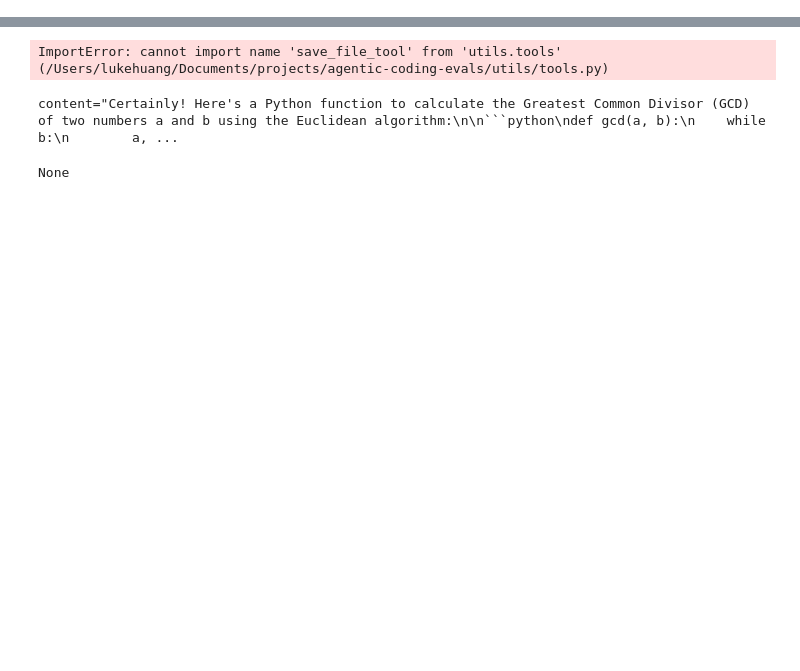
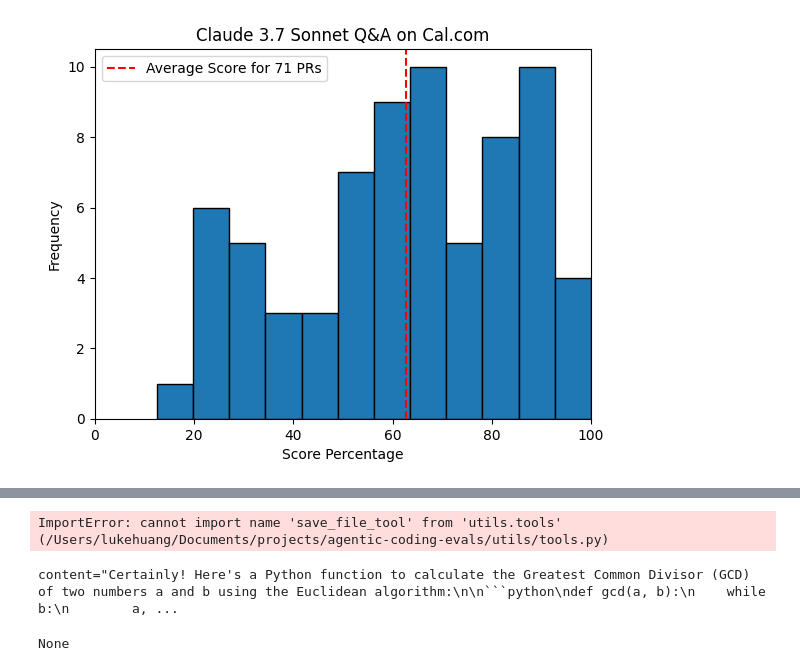
Before and after one commit to luk-huang/synthetic-evals, a Jupyter notebook: demo.ipynb, the cells around one changed output, grey strips where cells are left out. Saved outputs shown, nothing was run; the diff lists cells and outputs as text; code cells hidden in the pictures; blank space fills up the shorter version.

```diff
--- a/demo.ipynb
+++ b/demo.ipynb
@@ -20,0 +183,91 @@ from typing import List
+# %%
+#### Grading After Answers Changed Pipeline + 3.7 Sonnet Use through benchmark creation
+
+#### Grading Before Answers Changed Pipeline
+
+from codebase_qna.async_executors.async_grader import display_markdown, dataframe_from_grades, GradedRubric
+
+with open('logs/calcom_cal.com_100pages_date2025-05-28/claude_code/claude3.7_graded_rubrics_v4.jsonl', 'r') as f:
+    rubrics = [json.loads(line) for line in f]
+
+with open('logs/calcom_cal.com_100pages_date2025-05-28/merged_prs.jsonl', 'r') as f:
+    prs = [json.loads(line) for line in f]
+    pr_dict = {pr['number']: pr for pr in prs}
+with open('logs/calcom_cal.com_100pages_date2025-05-28/qna_v4.jsonl', 'r') as f:
+    qna = [json.loads(line) for line in f]
+    qna_dict = {qna['pr_number']: qna for qna in qna}
+with open('logs/calcom_cal.com_100pages_date2025-05-28/claude_code/claude3.7_code_answers_v4.jsonl', 'r') as f:
+    answers = [json.loads(line) for line in f]
+    answers_dict = {answer['pr_number']: answer for answer in answers}
+
+
+scores = []
+for rubric in rubrics:
+    if rubric['rubric']['title'] == "Failed to generate rubric":
+        print(f"PR {rubric['pr_number']} has a failed to generate rubric, skipping")
+        continue
+    if len(answers_dict[rubric['pr_number']]['answer']) < 50:
+        print(f"PR {rubric['pr_number']} has an answer that is too short, skipping")
+        print(answers_dict[rubric['pr_number']]['answer'])
+        continue
+    if isinstance(rubric['score_percent'], str) :
+        print(f"PR {rubric['pr_number']} has a failed to grade, skipping")
+        continue
+
+
+    print('Adding score:', rubric['score_percent'])
+    scores.append(rubric['score_percent'])
+
+
+import matplotlib.pyplot as plt
+
+print("Average Score:")
+print(sum(scores) / len(scores))
+
+plt.hist(scores, bins=12, edgecolor='black')
+plt.title(f'Claude 3.7 Sonnet Q&A on Cal.com')
+#Plot average score
+plt.axvline(x=sum(scores) / len(scores), color='red', linestyle='--', label=f'Average Score for {len(scores)} PRs')
+plt.legend()
+plt.xlim(0, 100)
+plt.xlabel('Score Percentage')
+plt.ylabel('Frequency')
+plt.show()
+
+
+
+import requests
+
+# Sort rubrics by score
+rubrics.sort(key=lambda x: x['score_percent'] if isinstance(x['score_percent'], float) else -1, reverse=True)
+
+
+
+for rubric in rubrics[1:2]:
+    pr_number = rubric['pr_number']
+    pr = pr_dict[pr_number]
+    qna = qna_dict[pr_number]
+    answer = answers_dict[pr_number]
+    # print 'body'   'changed_files'  diff based on 'diff_url'
+    # print 'question'
+    print('PR Body: \n \n')
+    print(pr['body'])
+    print('Changed Files: \n \n')
+    print(pr['changed_files'])
+    # get diff from 'diff_url'
+    print('Diff: \n \n')
+    print(pr['full_diff'])
+    print('Question: \n \n')
+    print(qna['question'])
+    print('Rubric: \n \n')
+    print(rubric['rubric'])
+    print('Agent Answer: \n \n ')
+    print(answer['answer'])
+    print('Scored Rubric: \n \n ')
+    display_markdown(dataframe_from_grades(GradedRubric.model_validate(rubric['graded_rubric'])))
+    print('Tools Used While Grading: \n \n')
+    print(rubric['tool_calls'])
+    print('Score:')
+    print(rubric['score_percent'])
+    print('--------------------------------')
+# %% [output]
@@ -20,0 +291 @@ from typing import List
+[figure, added]
```
Also changed, not shown: parts of 6 cells of this notebook, 21 other files.
